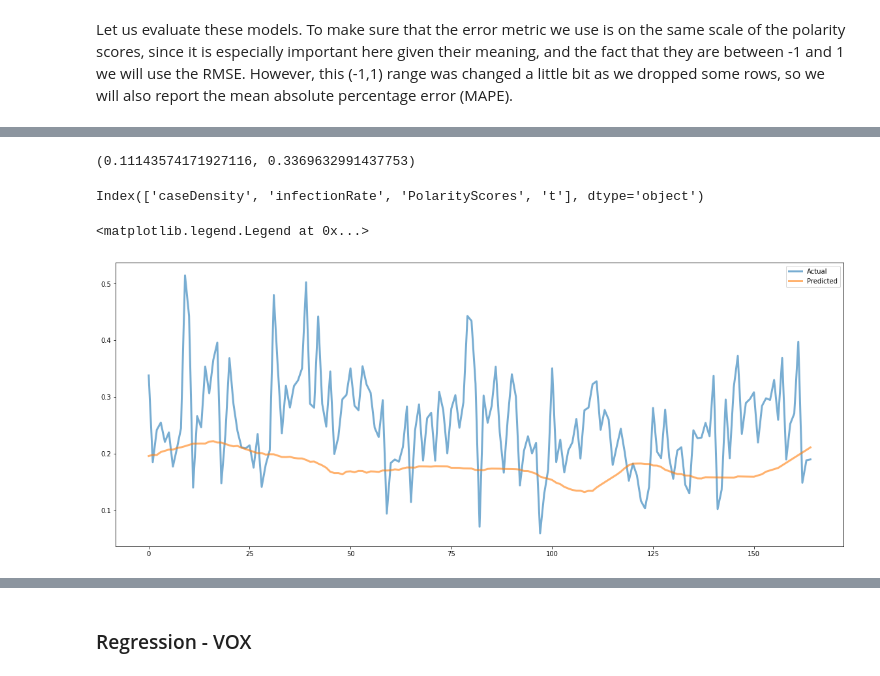
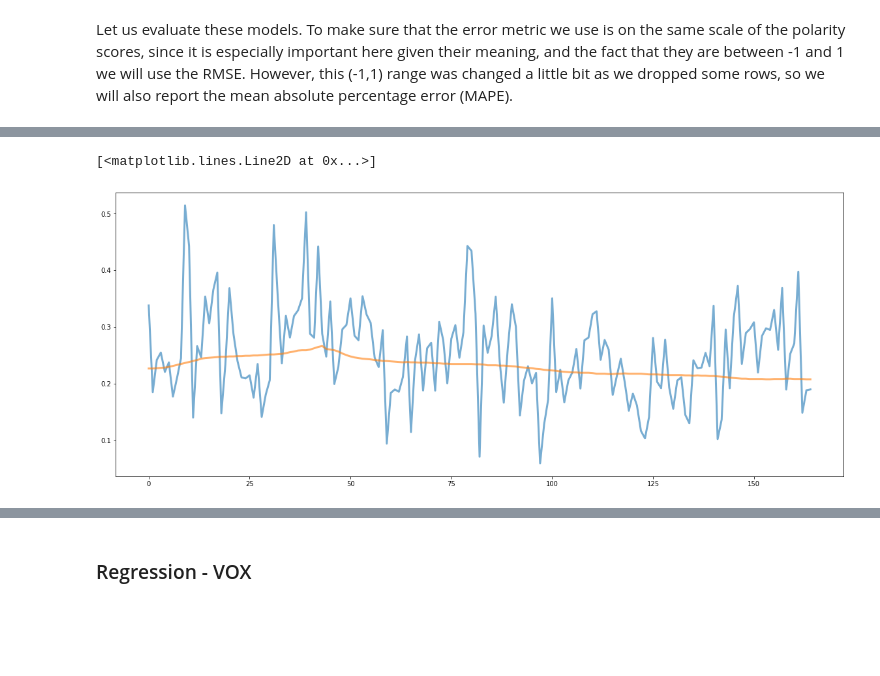
Before and after one commit to TekinGunasar/naan, a Jupyter notebook: johns section with regression.ipynb, the cells around one changed output, grey strips where cells are left out. Saved outputs shown, nothing was run; the diff lists cells and outputs as text; code cells hidden in the pictures; blank space fills up the shorter version.

```diff
--- a/johns section with regression.ipynb
+++ b/johns section with regression.ipynb
@@ -799,2 +839,2 @@ plt.show()
 # %%
-covid_data_table.drop(['date', 'infectionRateCI90', 'weeklyNewCasesPer100k'], axis=1, inplace=True)
+covid_vox_df.drop(['infectionRateCI90', 'weeklyNewCasesPer100k'], axis=1, inplace=True)
@@ -826,17 +866,17 @@ plt.yticks(fontsize=5)
 [figure]
 # %%
-# Visualize a quick scatterplot to see the geenral relationship of response and predictors
+# Visualize a quick scatterplot to see the general relationship of response and predictors
 
-fig, ax = plt.subplots(3,1,figsize=(10,10))
+fig, ax = plt.subplots(4,1,figsize=(10,10))
 
 plt.subplots_adjust(hspace = 0.5)
 
-vox_predictors = covid_data_table.columns[:-1]
-response = covid_data_table['Polarity Scores']
+vox_predictors = covid_vox_df.columns[:-1]
+response = covid_vox_df['Polarity Scores']
 
 for i in range(len(vox_predictors)):
 
-    cur_col = covid_data_table[vox_predictors[i]]
+    cur_col = covid_vox_df[vox_predictors[i]]
 
     ax[i].scatter(cur_col,response)
 
@@ -906,3 +946,0 @@ Next, since are performing a regression, we will also add a column to keep track
-# %%
-training_data['t'] = training_data.index + 1
-testing_data['t'] = testing_data.index + 1
@@ -1064,19 +1064,8 @@ min_rmse_arg
 # %%
-formula = 'PolarityScores ~ 1 + caseDensity + infectionRate + t'
+formula = 'PolarityScores ~ 1 + testPositivityRatio'
+training_df = training_data.drop(columns = ['caseDensity','infectionRate','CD_TPR_int'])
 
-training_df = training_data.drop(columns = ['testPositivityRatio','CD_TPR_int'])
+best_model = ols(formula = formula, data = training_df).fit()
 
-testing_df = testing_data.drop(columns = ['testPositivityRatio','CD_TPR_int','Polarity Scores'])
-
-ground_truth = testing_data['Polarity Scores']
-
-best_model = ols(formula = formula,data = training_df).fit()
-
-best_rmse,best_mape = calculate_test_error(best_model,testing_df,ground_truth)
-best_rmse,best_mape
+testing_df = testing_data.drop(columns=['caseDensity','infectionRate','CD_TPR_int'])
+best_predictions = best_model.predict(testing_df)
-# %% [output]
-(0.11143574171927116, 0.3369632991437753)
-# %%
-training_df.columns
-# %% [output]
-Index(['caseDensity', 'infectionRate', 'PolarityScores', 't'], dtype='object')
@@ -1085,14 +1072,12 @@ best_predictions = best_model.predict(testing_df)
 # %%
 plt.figure(figsize =(20,8))
 
 t = range(len(testing_data))
-plt.plot(t,ground_truth,linewidth = 3,alpha=0.6)
+plt.plot(t,testing_data['Polarity Scores'].values,linewidth = 3,alpha=0.6)
 plt.plot(t,best_predictions,linewidth = 3,alpha=0.6)
-
-plt.legend(['Actual','Predicted'])
 # %% [output]
-<matplotlib.legend.Legend at 0x...>
+[<matplotlib.lines.Line2D at 0x...>]
-[figure, old version]
+[figure, new version]
 # %%
 plt.scatter(t,best_predictions,linewidth = 3,alpha=0.6)
 # %% [output]
```
Also changed, not shown: parts of 63 cells of this notebook, 3 other files.
